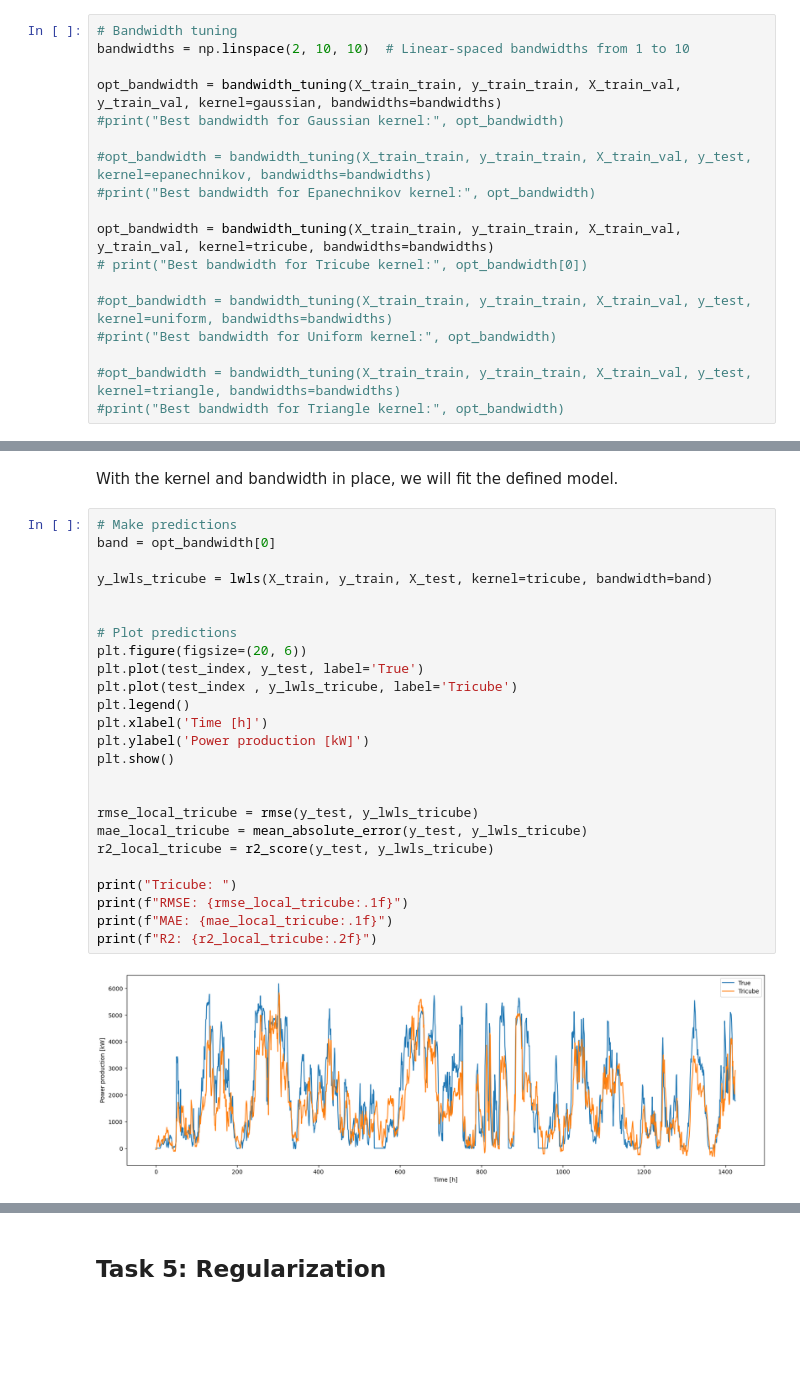
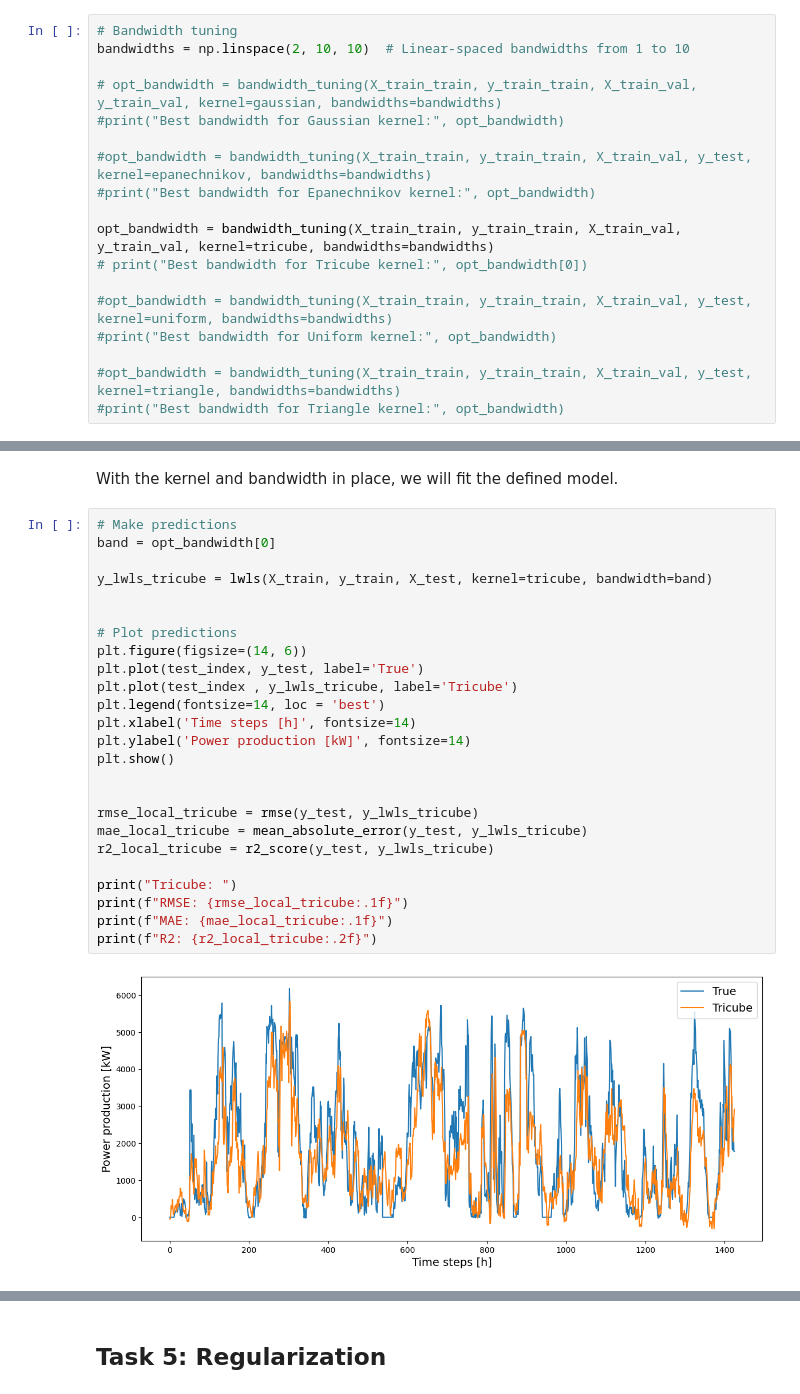
Before and after one commit to JacobSkaarup/46765_assignment1, a Jupyter notebook: main.ipynb, the cells around one changed output, grey strips where cells are left out. Saved outputs shown, nothing was run; the diff lists cells and outputs as text; blank space fills up the shorter version.

```diff
--- a/main.ipynb
+++ b/main.ipynb
@@ -488,7 +485,7 @@ We can then determine the best bandwidth based on the training and validation se
 # Bandwidth tuning
 bandwidths = np.linspace(2, 10, 10)  # Linear-spaced bandwidths from 1 to 10
 
-opt_bandwidth = bandwidth_tuning(X_train_train, y_train_train, X_train_val, y_train_val, kernel=gaussian, bandwidths=bandwidths)
+# opt_bandwidth = bandwidth_tuning(X_train_train, y_train_train, X_train_val, y_train_val, kernel=gaussian, bandwidths=bandwidths)
 #print("Best bandwidth for Gaussian kernel:", opt_bandwidth)
 
 #opt_bandwidth = bandwidth_tuning(X_train_train, y_train_train, X_train_val, y_test, kernel=epanechnikov, bandwidths=bandwidths)
@@ -516,28 +506,28 @@ With the kernel and bandwidth in place, we will fit the defined model.
 # %%
 # Make predictions
 band = opt_bandwidth[0]
 
 y_lwls_tricube = lwls(X_train, y_train, X_test, kernel=tricube, bandwidth=band)
 
 
 # Plot predictions
-plt.figure(figsize=(20, 6))
+plt.figure(figsize=(14, 6))
 plt.plot(test_index, y_test, label='True')
 plt.plot(test_index , y_lwls_tricube, label='Tricube')
-plt.legend()
-plt.xlabel('Time [h]')
-plt.ylabel('Power production [kW]')
+plt.legend(fontsize=14, loc = 'best')
+plt.xlabel('Time steps [h]', fontsize=14)
+plt.ylabel('Power production [kW]', fontsize=14)
 plt.show()
 
 
 rmse_local_tricube = rmse(y_test, y_lwls_tricube)
 mae_local_tricube = mean_absolute_error(y_test, y_lwls_tricube)
 r2_local_tricube = r2_score(y_test, y_lwls_tricube)
 
 print("Tricube: ")
 print(f"RMSE: {rmse_local_tricube:.1f}")
 print(f"MAE: {mae_local_tricube:.1f}")
 print(f"R2: {r2_local_tricube:.2f}")
 # %% [output]
-[figure, old version]
+[figure, new version]
 Tricube:
```
Also changed, not shown: parts of 17 cells of this notebook.
